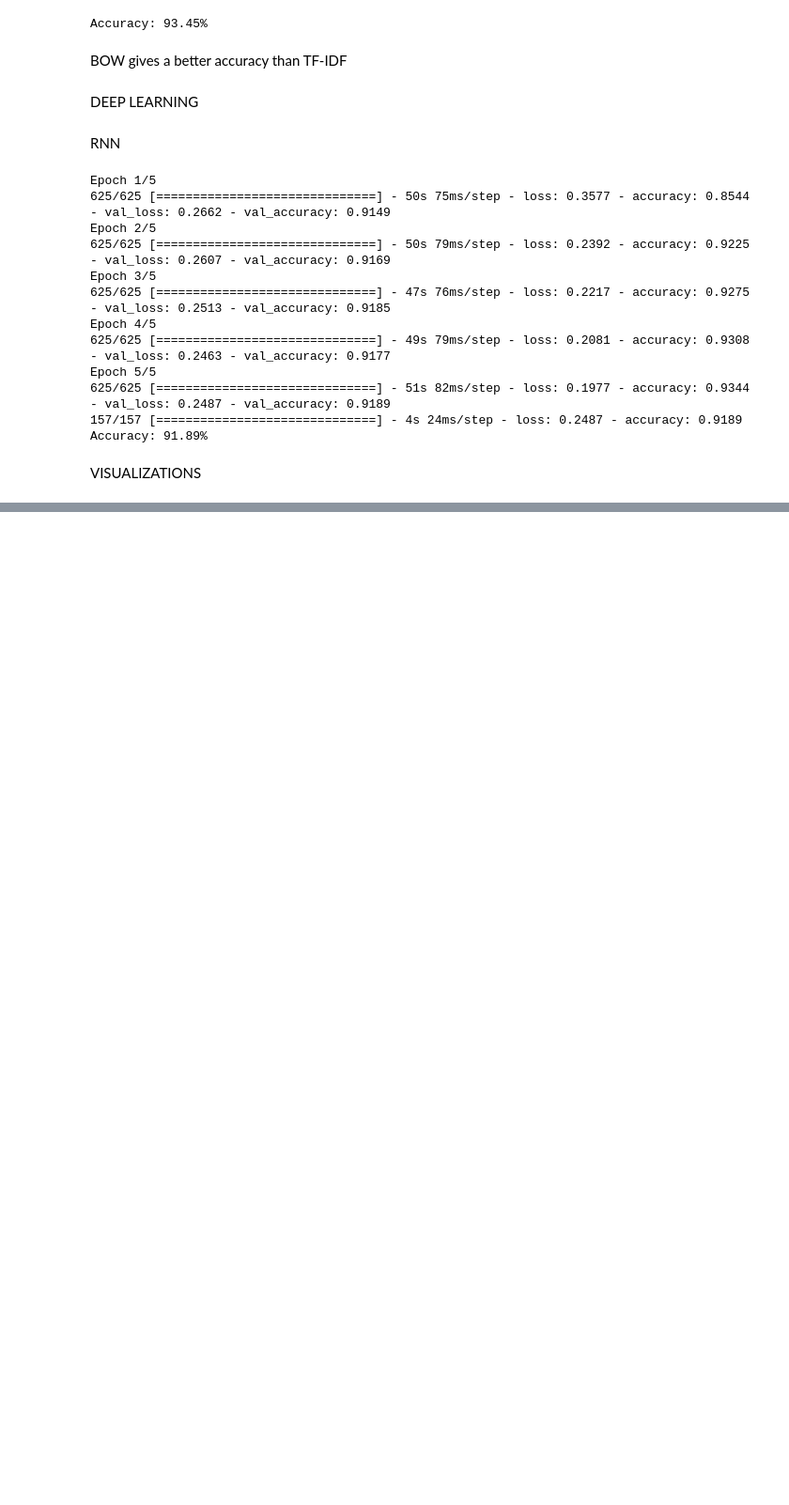
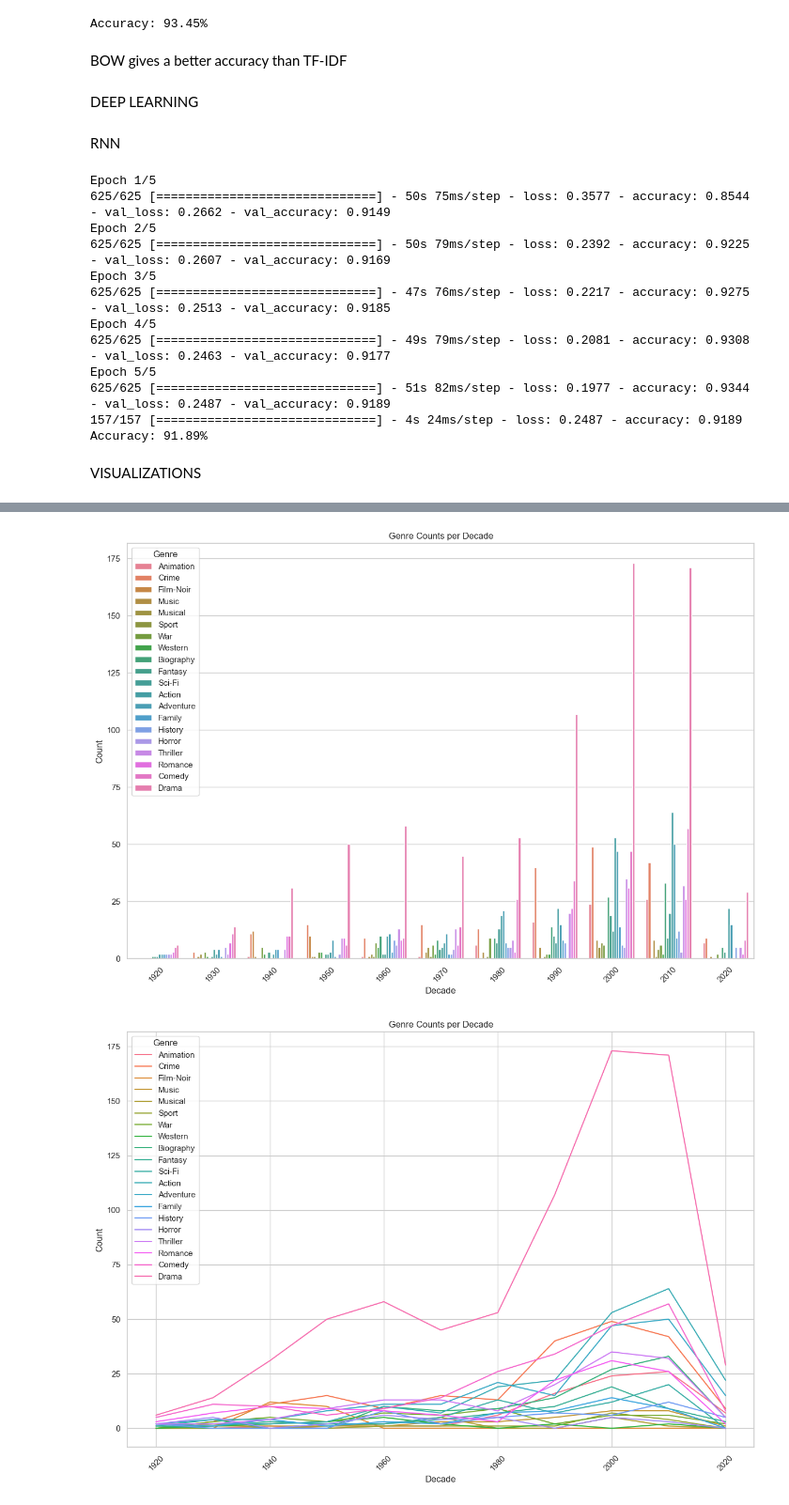
Before and after one commit to babaranjitsing/Exploring-Movie-and-Web-series-Choices-with-IMDB, a Jupyter notebook: project.ipynb, the cells around one changed output, grey strips where cells are left out. Shown at 94% size. Drawn from its saved outputs; the diff is of its cells as text; code cells hidden in the pictures; blank space fills up the shorter version.

```diff
--- a/project.ipynb
+++ b/project.ipynb
@@ -520,0 +535,56 @@ VISUALIZATIONS
+# %%
+df['decade'] = (df['Release Year'] // 10) * 10
+
+genre_counts_per_decade = df.groupby('decade').agg({
+    'Action': 'sum',
+    'Adventure': 'sum',
+    'Animation': 'sum',
+    'Biography': 'sum',
+    'Comedy': 'sum',
+    'Crime': 'sum',
+    'Drama': 'sum',
+    'Family': 'sum',
+    'Fantasy': 'sum',
+    'Film-Noir': 'sum',
+    'History': 'sum',
+    'Horror': 'sum',
+    'Music': 'sum',
+    'Musical': 'sum',
+    'Romance': 'sum',
+    'Sci-Fi': 'sum',
+    'Sport': 'sum',
+    'Thriller': 'sum',
+    'War': 'sum',
+    'Western': 'sum',
+
+}).reset_index()
+
+sns.set(style="whitegrid")
+
+# Reshape the DataFrame for countplot
+df_counts = genre_counts_per_decade.melt(id_vars='decade', var_name='Genre', value_name='Count')
+df_counts.sort_values(by=['decade', 'Count'], ascending=True, inplace=True)
+
+# Define a color palette with enough distinct colors for each genre
+genre_palette = sns.color_palette("husl", n_colors=len(df_counts['Genre'].unique()))
+
+# Create a countplot with separate colors for each genre
+plt.figure(figsize=(15, 10))
+sns.barplot(x='decade', y='Count', hue='Genre', data=df_counts, palette=genre_palette)
+plt.title('Genre Counts per Decade')
+plt.xlabel('Decade')
+plt.ylabel('Count')
+plt.xticks(rotation=45)
+plt.show()
+
+# Create a line plot with separate colors for each genre
+plt.figure(figsize=(15, 10))
+sns.lineplot(x='decade', y='Count', hue='Genre', data=df_counts, palette=genre_palette)
+plt.title('Genre Counts per Decade')
+plt.xlabel('Decade')
+plt.ylabel('Count')
+plt.xticks(rotation=45)
+plt.show()
+# %% [output]
+[figure, added]
+[figure, added]
```
Also changed, not shown: parts of 6 cells of this notebook, 1 other file.
